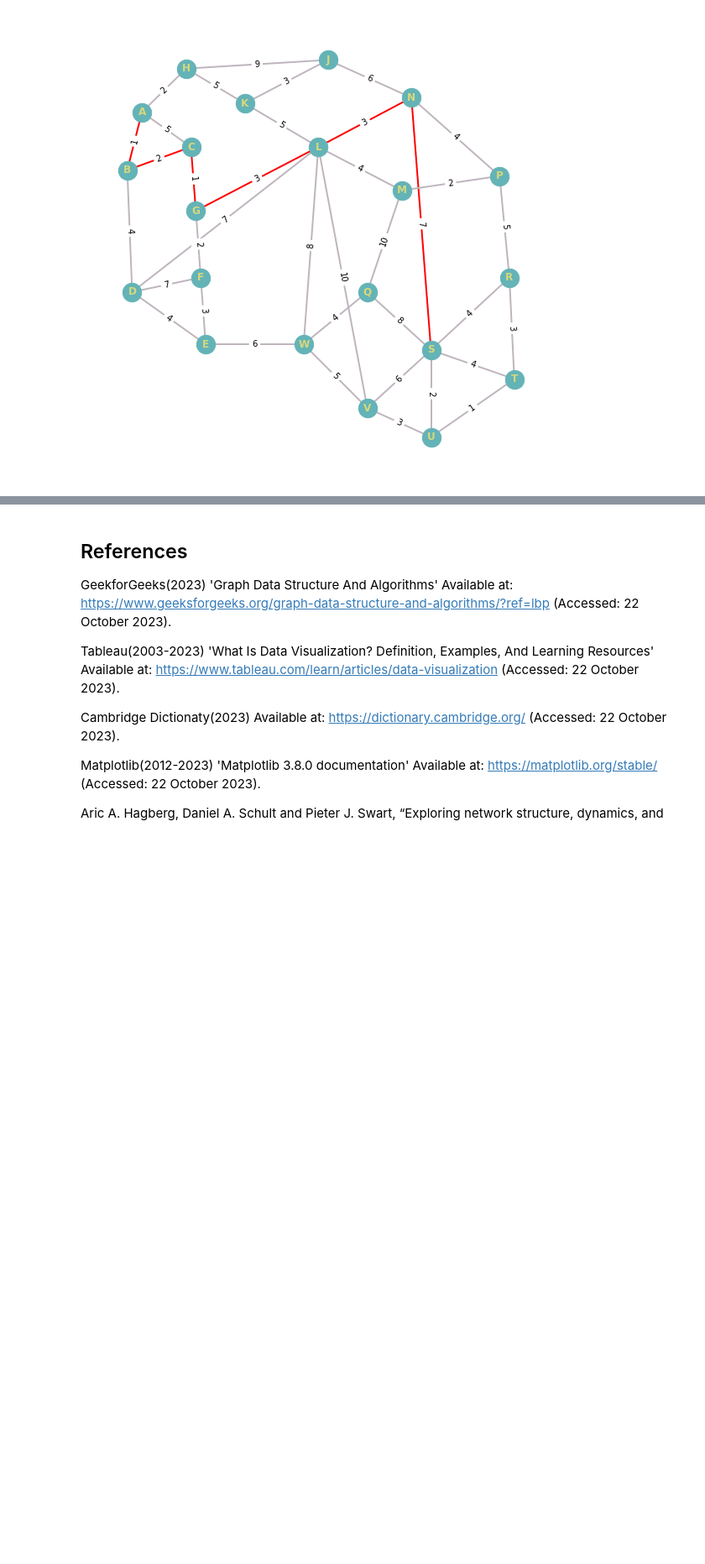
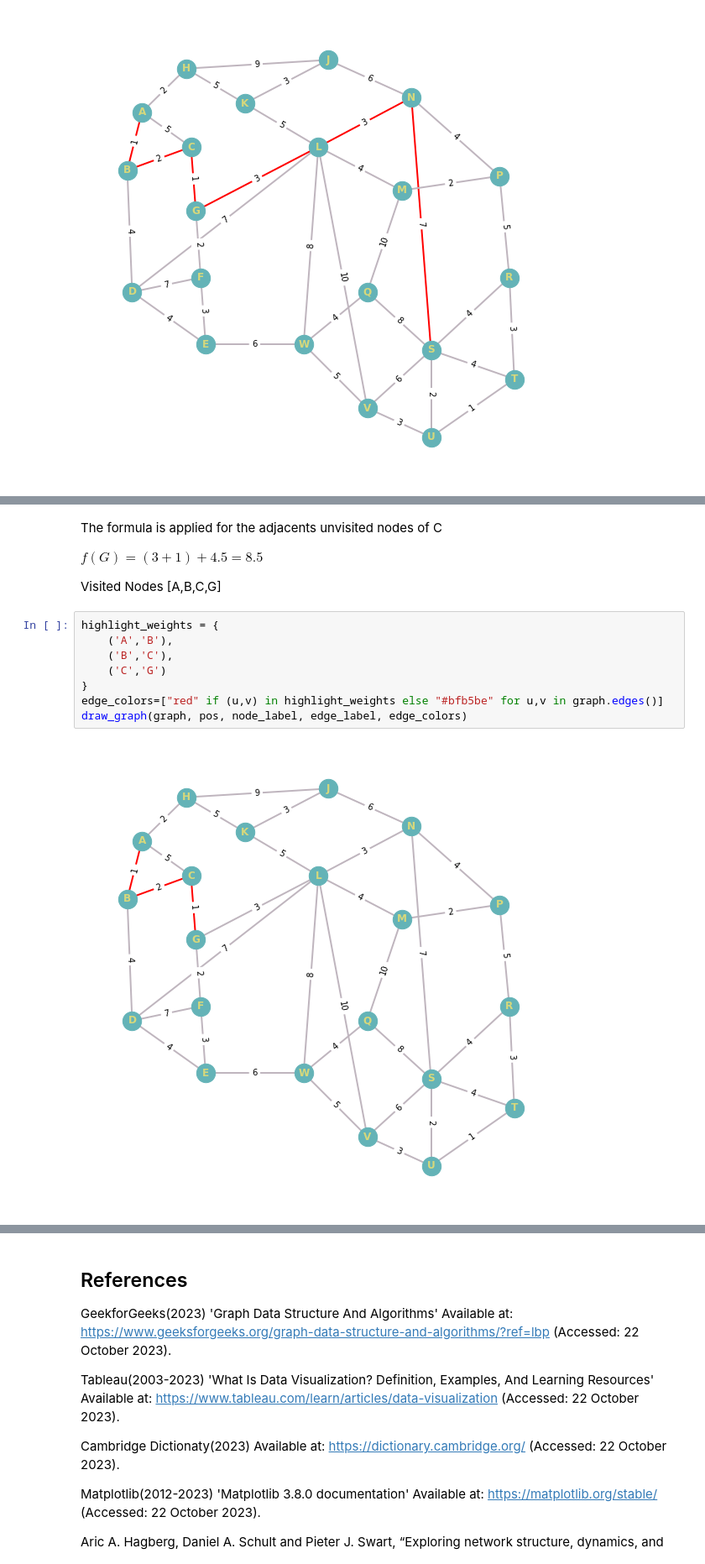
Before and after one commit to Rfg2048/AI, a Jupyter notebook: AI.ipynb, the cells around one changed output, grey strips where cells are left out. Shown at 84% size. Saved outputs shown, nothing was run; the diff lists cells and outputs as text; blank space fills up the shorter version.

```diff
--- a/AI.ipynb
+++ b/AI.ipynb
@@ -1217,0 +1241,16 @@ nodes_df_star
+# %% [markdown]
+The formula is applied for the adjacents unvisited nodes of C
+
+$f(G) = (3+1) + 4.5 = 8.5$
+
+Visited Nodes [A,B,C,G]
+# %%
+highlight_weights = {
+    ('A','B'),
+    ('B','C'),
+    ('C','G')
+}
+edge_colors=["red" if (u,v) in highlight_weights else "#bfb5be" for u,v in graph.edges()]
+draw_graph(graph, pos, node_label, edge_label, edge_colors)
+# %% [output]
+[figure, added]
```
Also changed, not shown: parts of 41 cells of this notebook.
